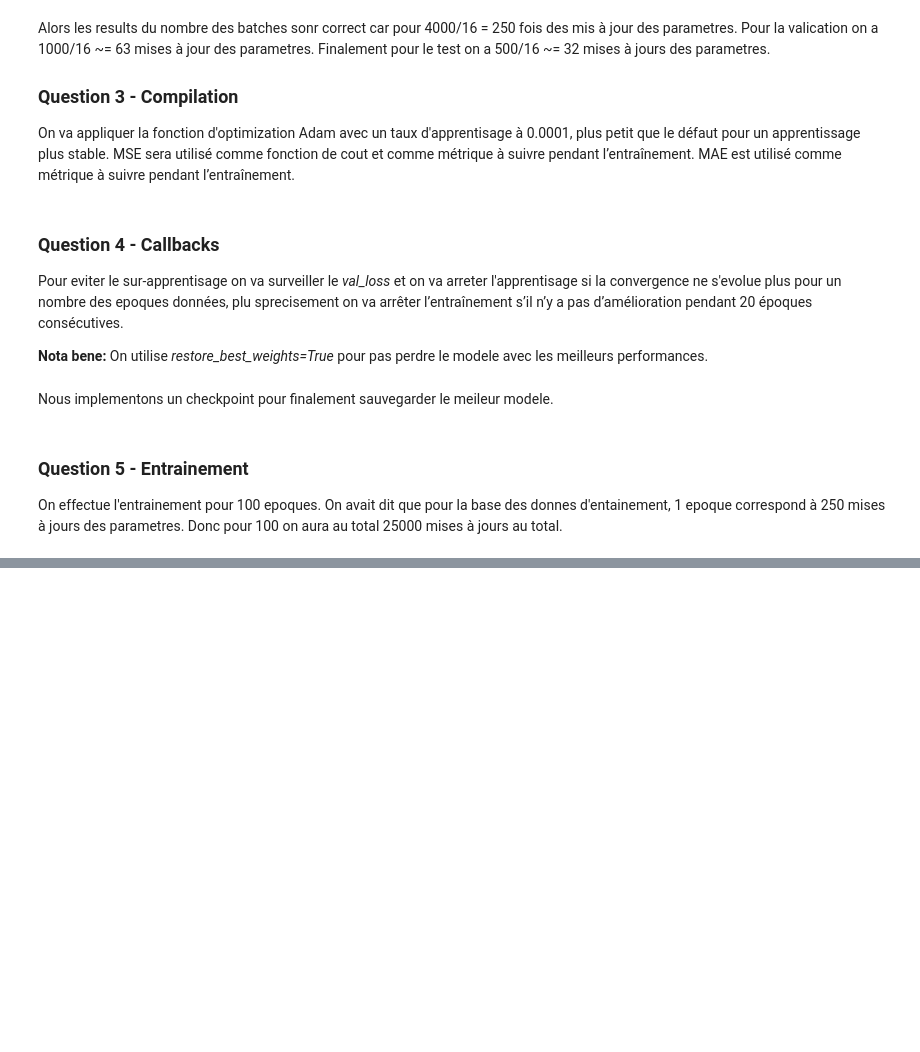
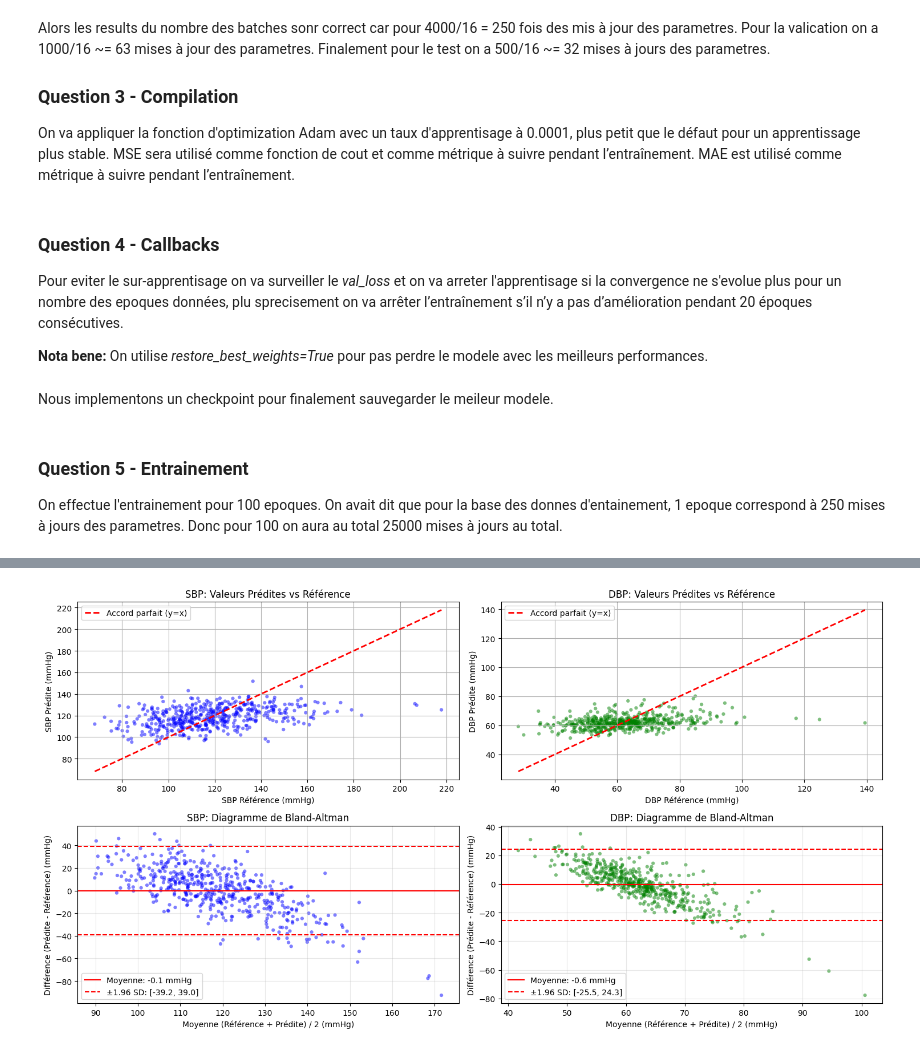
Before and after one commit to vskarleas/ROB5-S9-GTS880, a Jupyter notebook: Lab/Lab_2/lab.ipynb, the cells around one changed output, grey strips where cells are left out. Cells and saved outputs as stored; diff of their text form; code cells hidden in the pictures; blank space fills up the shorter version.

```diff
--- a/Lab/Lab_2/lab.ipynb
+++ b/Lab/Lab_2/lab.ipynb
@@ -787,0 +845,3 @@ Nombre d'époques effectuées: 35
+# %%
+best_model = tf.keras.models.load_model('best_model.keras')
+test_loss, test_mae = best_model.evaluate(test_dataset, verbose=0)
@@ -787,0 +850,4 @@ Nombre d'époques effectuées: 35
+# %%
+predictions = best_model.predict(X_test_expanded, verbose=0)
+
+print(predictions.shape)
@@ -787,0 +858,3 @@ Nombre d'époques effectuées: 35
+# %%
+predictions_mmHg = label_scaler.inverse_transform(predictions)
+targets_mmHg = label_scaler.inverse_transform(y_test)
@@ -787,0 +916,70 @@ Nombre d'époques effectuées: 35
+# %%
+fig, axes = plt.subplots(2, 2, figsize=(15, 4 * 2))
+
+# Pour SBP
+axes[0, 0].scatter(targets_mmHg[:, 0], predictions_mmHg[:, 0], alpha=0.5, s=20, c='blue', edgecolors='none')
+axes[0, 0].plot([targets_mmHg[:, 0].min(), targets_mmHg[:, 0].max()], [targets_mmHg[:, 0].min(), targets_mmHg[:, 0].max()], 'r--', linewidth=2, label='Accord parfait (y=x)')
+axes[0, 0].set_xlabel('SBP Référence (mmHg)')
+axes[0, 0].set_ylabel('SBP Prédite (mmHg)')
+axes[0, 0].set_title('SBP: Valeurs Prédites vs Référence')
+axes[0, 0].legend()
+axes[0, 0].grid(True)
+
+# Pour DBP
+axes[0, 1].scatter(targets_mmHg[:, 1], predictions_mmHg[:, 1], alpha=0.5, s=20, c='green', edgecolors='none')
+axes[0, 1].plot([targets_mmHg[:, 1].min(), targets_mmHg[:, 1].max()], [targets_mmHg[:, 1].min(), targets_mmHg[:, 1].max()], 'r--', linewidth=2, label='Accord parfait (y=x)')
+axes[0, 1].set_xlabel('DBP Référence (mmHg)')
+axes[0, 1].set_ylabel('DBP Prédite (mmHg)')
+axes[0, 1].set_title('DBP: Valeurs Prédites vs Référence')
+axes[0, 1].legend()
+axes[0, 1].grid(True)
+
+# Calculs pour Bland-Altman
+sbp_mean = (targets_mmHg[:, 0] + predictions_mmHg[:, 0]) / 2
+sbp_diff = predictions_mmHg[:, 0] - targets_mmHg[:, 0]
+
+sbp_mean_diff = np.mean(sbp_diff) # différence moyenne
+sbp_std_diff = np.std(sbp_diff) # écart-type des différences
+
+sbp_upper_limit = sbp_mean_diff + 1.96 * sbp_std_diff  # différence moyenne ± 1.96 × écart-type des différences
+sbp_lower_limit = sbp_mean_diff - 1.96 * sbp_std_diff
+
+
+dbp_mean = (targets_mmHg[:, 1] + predictions_mmHg[:, 1]) / 2
+dbp_diff = predictions_mmHg[:, 1] - targets_mmHg[:, 1]
+
+dbp_mean_diff = np.mean(dbp_diff)
+dbp_std_diff = np.std(dbp_diff)
+dbp_upper_limit = dbp_mean_diff + 1.96 * dbp_std_diff
+dbp_lower_limit = dbp_mean_diff - 1.96 * dbp_std_diff
+
+# Bland-Altman pour SBP
+axes[1, 0].scatter(sbp_mean, sbp_diff, alpha=0.5, s=20, c='blue', edgecolors='none')
+axes[1, 0].axhline(sbp_mean_diff, color='red', linestyle='-',
+                   label=f'Moyenne: {sbp_mean_diff:.1f} mmHg')
+axes[1, 0].axhline(sbp_upper_limit, color='red', linestyle='--',
+                   label=f'±1.96 SD: [{sbp_lower_limit:.1f}, {sbp_upper_limit:.1f}]')
+axes[1, 0].axhline(sbp_lower_limit, color='red', linestyle='--')
+axes[1, 0].set_xlabel('Moyenne (Référence + Prédite) / 2 (mmHg)')
+axes[1, 0].set_ylabel('Différence (Prédite - Référence) (mmHg)')
+axes[1, 0].set_title('SBP: Diagramme de Bland-Altman')
+axes[1, 0].legend()
+axes[1, 0].grid(True, alpha=0.3)
+
+# Bland-Altman pour DBP
+axes[1, 1].scatter(dbp_mean, dbp_diff, alpha=0.5, s=20, c='green', edgecolors='none')
+axes[1, 1].axhline(dbp_mean_diff, color='red', linestyle='-',
+                   label=f'Moyenne: {dbp_mean_diff:.1f} mmHg')
+axes[1, 1].axhline(dbp_upper_limit, color='red', linestyle='--',
+                   label=f'±1.96 SD: [{dbp_lower_limit:.1f}, {dbp_upper_limit:.1f}]')
+axes[1, 1].axhline(dbp_lower_limit, color='red', linestyle='--')
+axes[1, 1].set_xlabel('Moyenne (Référence + Prédite) / 2 (mmHg)')
+axes[1, 1].set_ylabel('Différence (Prédite - Référence) (mmHg)')
+axes[1, 1].set_title('DBP: Diagramme de Bland-Altman')
+axes[1, 1].legend()
+axes[1, 1].grid(True, alpha=0.3)
+
+plt.tight_layout()
+plt.show()
+# %% [output]
+[figure, added]
```
Also changed, not shown: parts of 17 cells of this notebook, 3 other files.
